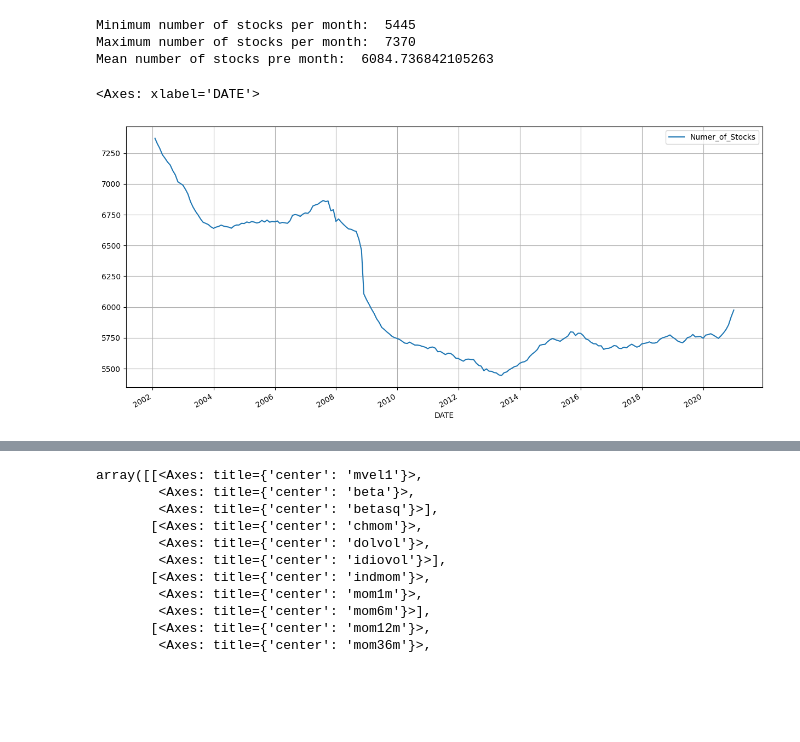
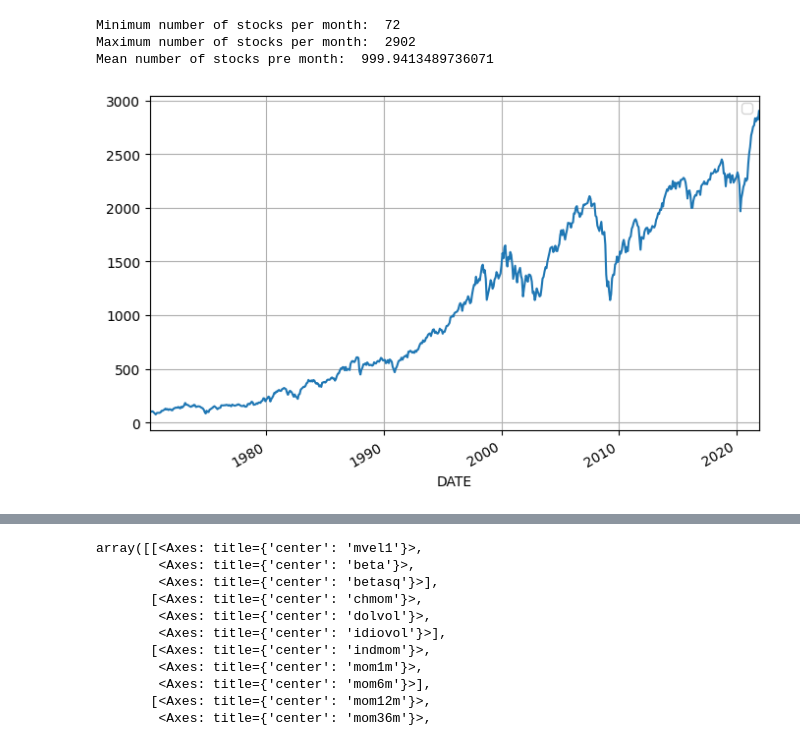
Before and after one commit to KidQuant/Taming-The-Factor-Zoo, a Jupyter notebook: 3_EDA.ipynb, the cells around one changed output, grey strips where cells are left out. Cells and saved outputs as stored; diff of their text form; code cells hidden in the pictures; blank space fills up the shorter version.

```diff
--- a/3_EDA.ipynb
+++ b/3_EDA.ipynb
@@ -1,9 +1,21 @@
 # %%
+# Import packages
 import numpy as np
 import pandas as pd
-import sklearn
+import math
 import datetime
+import os
 import matplotlib.pyplot as plt
+import collections
+import statsmodels.api as sm
+from scipy.stats import t
+from sklearn.utils import check_array
+from functools import reduce
 import seaborn as sns
-from collections import Counter
+import warnings
+import collections
 from matplotlib.pylab import rcParams
+warnings.simplefilter(action='ignore', category=Warning)
+import seaborn as sns
+sns.set()
+import pickle
@@ -9,0 +24,7 @@ from matplotlib.pylab import rcParams
+# %%
+# with open('data/features_1965.pkl', 'wb') as f:
+#     pickle.dump(df, f)
+
+with open('data/features_1965.pkl', 'rb') as f:
+    df = pickle.load(f)
+    print(df.head())
@@ -10,5 +49,4 @@ from matplotlib.pylab import rcParams
 # %%
-df = pd.read_csv('data/factors_2002.csv', parse_dates=['DATE'])
 df[df.columns[2:]] = df[df.columns[2:]].astype('float32')
 
 df = df.sort_values(by=['DATE', 'permno'], ascending=True)
@@ -57,16 +104,20 @@ memory usage: 481.6 MB
 # %%
-Number_stocks_per_month = Counter(df2['DATE'])
+Number_stocks_per_month = Counter(df['DATE'])
 Number_stocks_per_month = pd.DataFrame(Number_stocks_per_month.items(), columns=['DATE', 'Numer_of_Stocks'])
 print('Minimum number of stocks per month: ', Number_stocks_per_month['Numer_of_Stocks'].min())
 print('Maximum number of stocks per month: ', Number_stocks_per_month['Numer_of_Stocks'].max())
 print('Mean number of stocks pre month: ', Number_stocks_per_month['Numer_of_Stocks'].mean())
-Number_stocks_per_month.plot(x='DATE', y='Numer_of_Stocks', grid=True, figsize=(15, 7) )
+Number_stocks_per_month.plot(x='DATE',
+                             y='Numer_of_Stocks'
+                             ,grid=True, figsize=(8,5) )
+plt.xlim(datetime.date(1970,1,31),datetime.date(2021,11,30))
+plt.legend('')
+plt.savefig('images/number_of_stocks.png', bbox_inches='tight')
 # %% [output]
-Minimum number of stocks per month:  5445
-Maximum number of stocks per month:  7370
-Mean number of stocks pre month:  6084.736842105263
+Minimum number of stocks per month:  72
+Maximum number of stocks per month:  2902
+Mean number of stocks pre month:  999.9413489736071
-<Axes: xlabel='DATE'>
-[figure, old version]
+[figure, new version]
 # %%
 features = df.columns[~df.columns.isin(['permno', 'Date'])]
 desc_stats = df2[features]
```
Also changed, not shown: parts of 18 cells of this notebook.
